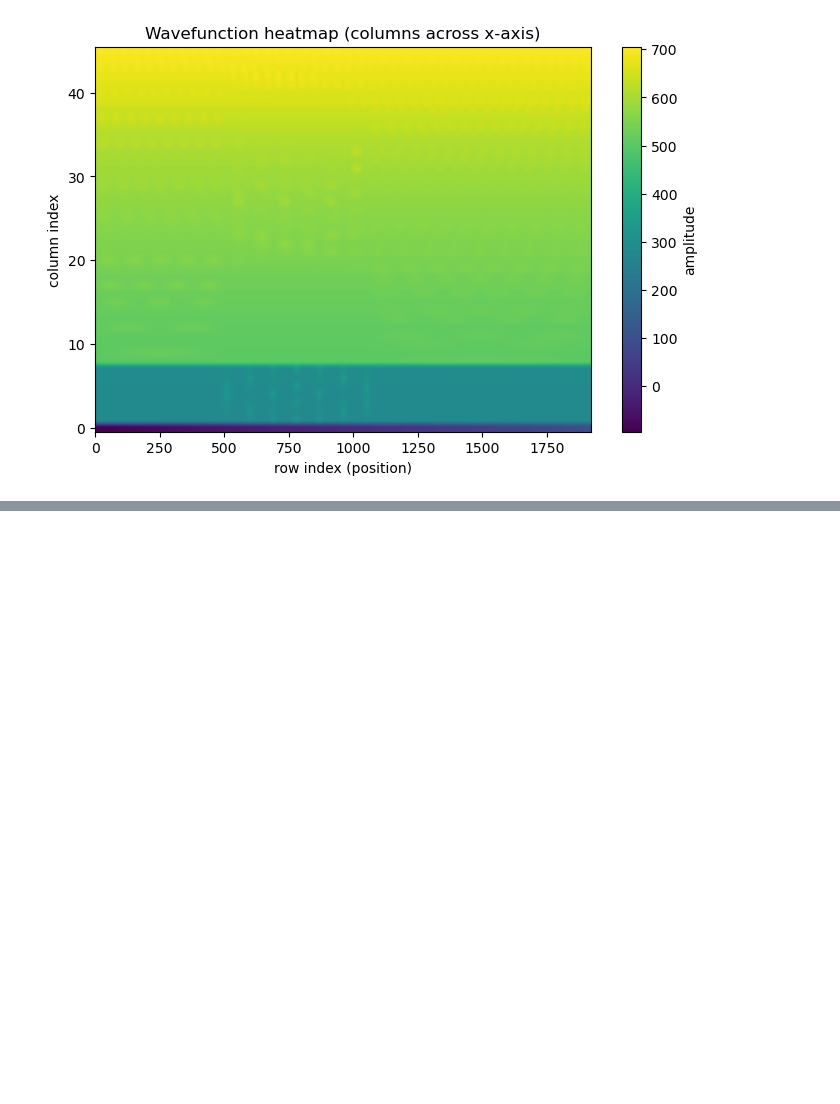
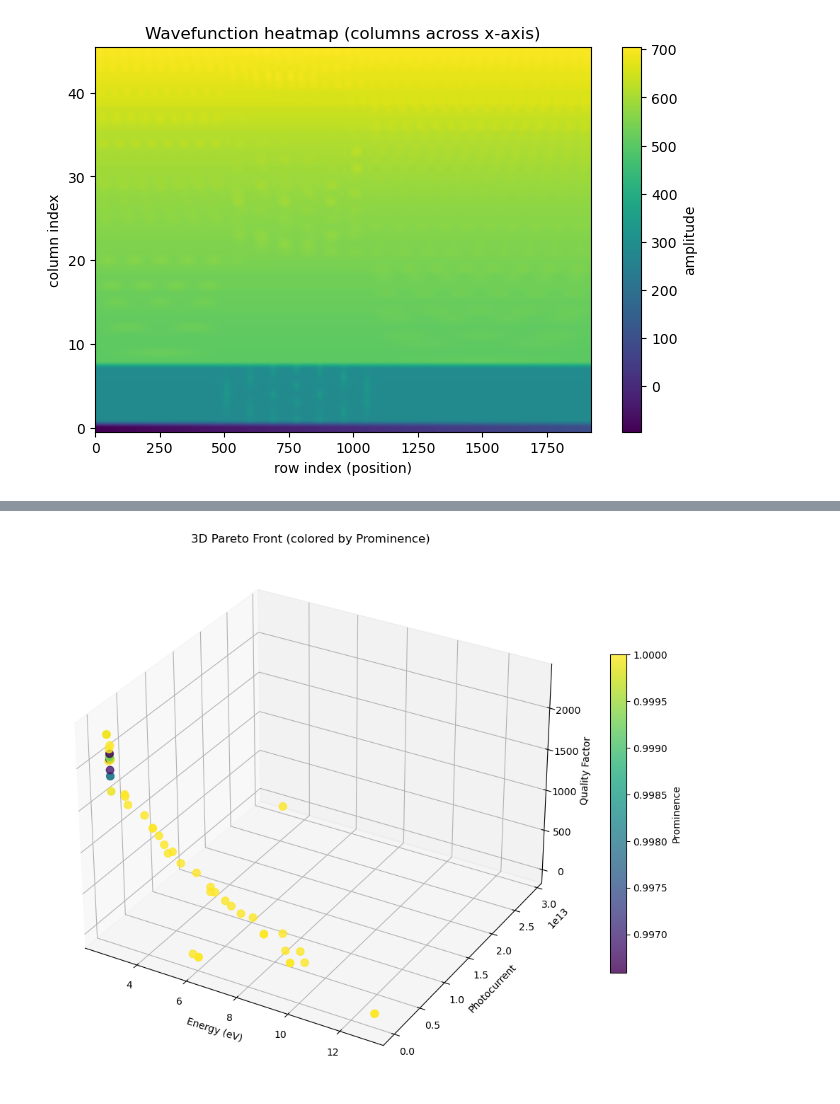
Before and after one commit to grigacci/nanocomp_qbmd, a Jupyter notebook: nanocomp/qbmdOptimGA.ipynb, the cells around one changed output, grey strips where cells are left out. Cells and saved outputs as stored; diff of their text form; code cells hidden in the pictures; blank space fills up the shorter version.

```diff
--- a/nanocomp/qbmdOptimGA.ipynb
+++ b/nanocomp/qbmdOptimGA.ipynb
@@ -109,0 +227,18 @@ if __name__ == "__main__":
+# %%
+# Display best solutions for each objective
+if latest_file:
+    obj_cols = ['max_energy_eV', 'max_photocurrent', 'quality_factor', 'prominence']
+    param_cols = ['ARG1', 'ARG2', 'ARG3', 'ARG4', 'ARG5', 'ARG6', 'ARG7']
+
+    print("\n" + "="*70)
+    print("BEST SOLUTIONS FOR EACH OBJECTIVE")
+    print("="*70)
+
+    for col in obj_cols:
+        if col in df.columns:
+            best_idx = df[col].idxmax()
+            best_row = df.loc[best_idx]
+            print(f"\n🏆 Best {col}: {best_row[col]:.6f}")
+            print(f"   Parameters: ", end="")
+            params = [f"{p}={best_row[p]:.2f}" for p in param_cols if p in df.columns]
+            print(", ".join(params))
@@ -109,0 +261,25 @@ if __name__ == "__main__":
+# %%
+# 3D visualization of Pareto front (first 3 objectives)
+if latest_file:
+    obj_cols = ['max_energy_eV', 'max_photocurrent', 'quality_factor']
+
+    if all(col in df.columns for col in obj_cols):
+        fig = plt.figure(figsize=(10, 8))
+        ax = fig.add_subplot(111, projection='3d')
+
+        scatter = ax.scatter(df[obj_cols[0]], df[obj_cols[1]], df[obj_cols[2]],
+                           c=df['prominence'] if 'prominence' in df.columns else 'red',
+                           cmap='viridis', s=60, alpha=0.8)
+
+        ax.set_xlabel('Energy (eV)')
+        ax.set_ylabel('Photocurrent')
+        ax.set_zlabel('Quality Factor')
+        ax.set_title('3D Pareto Front (colored by Prominence)')
+
+        if 'prominence' in df.columns:
+            plt.colorbar(scatter, label='Prominence', shrink=0.6)
+
+        plt.tight_layout()
+        plt.show()
+# %% [output]
+[figure, added]
```
Also changed, not shown: parts of 9 cells of this notebook, 7 other files.
